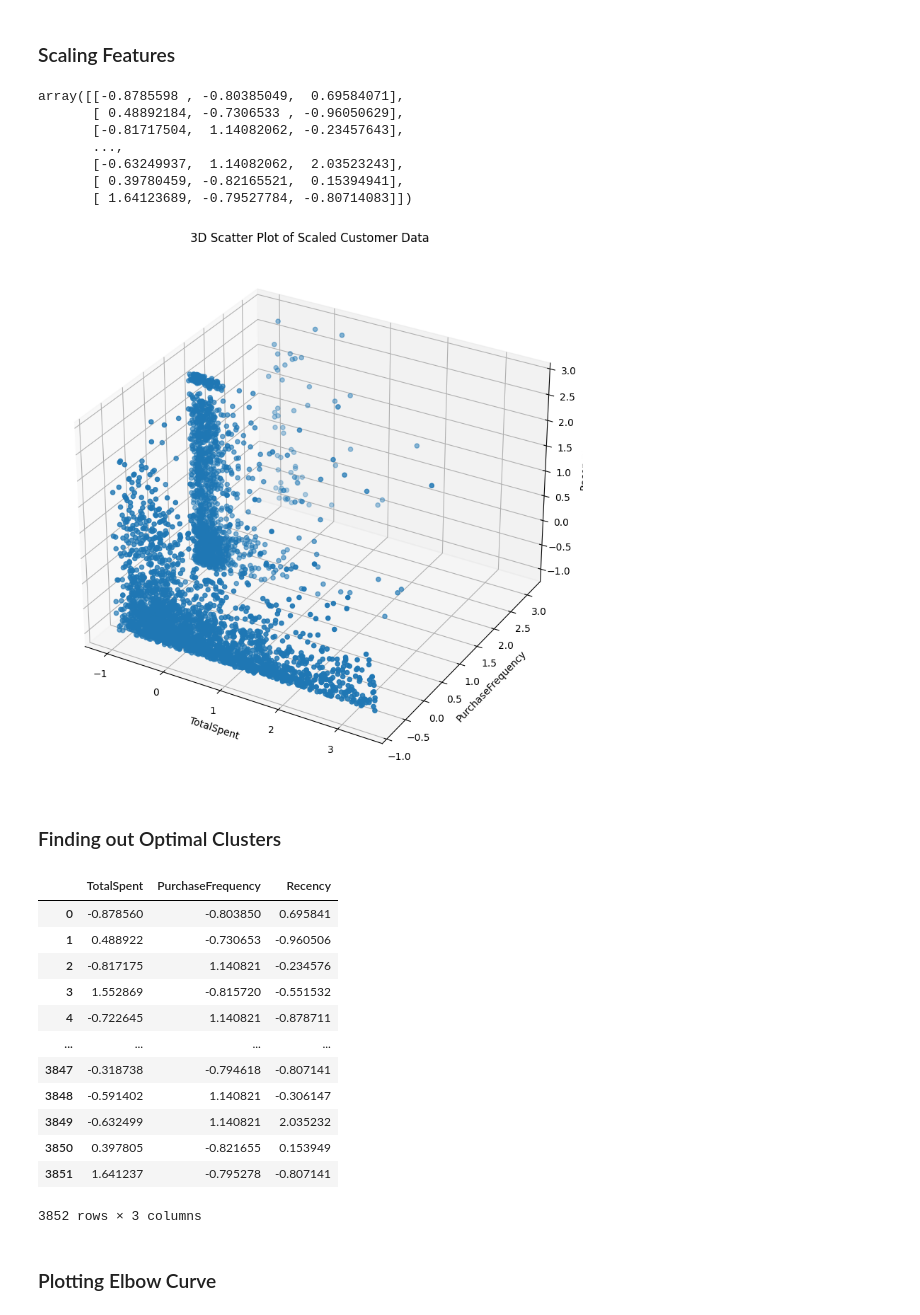
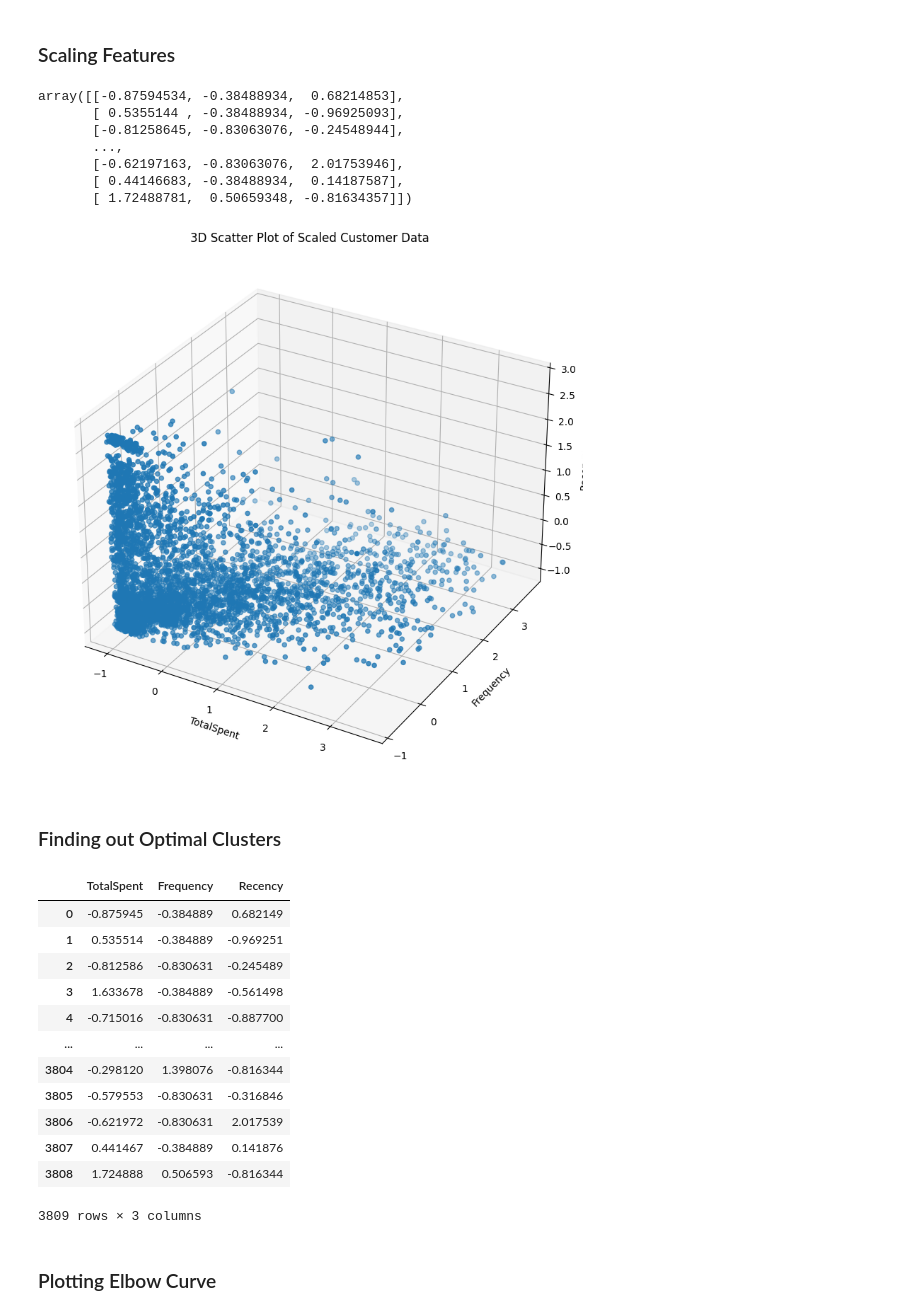
Before and after one commit to YashChowdhary34/multichannel_ETL_segmentation_analysis, a Jupyter notebook: notebooks/customer_segmentation.ipynb, the cells around one changed output. Cells and saved outputs as stored; diff of their text form; code cells hidden in the pictures.

```diff
--- a/notebooks/customer_segmentation.ipynb
+++ b/notebooks/customer_segmentation.ipynb
@@ -24,41 +31,41 @@ customer_metrics.head()
 # %% [markdown]
 ### Scaling Features
 # %%
-segmentation_features = ['TotalSpent', 'PurchaseFrequency', 'Recency']
+segmentation_features = ['TotalSpent', 'Frequency', 'Recency']
 
 scaler = StandardScaler()
 scaled_features = scaler.fit_transform(customer_metrics[segmentation_features]) # numpy array with standard deviation
 
 scaled_features_df = pd.DataFrame(scaled_features, index=customer_metrics.index, \
-                                  columns=('TotalSpent', 'PurchaseFrequency', 'Recency'))
+                                  columns=('TotalSpent', 'Frequency', 'Recency'))
 # %%
 scaled_features
 # %% [output]
-array([[-0.8785598 , -0.80385049,  0.69584071],
-       [ 0.48892184, -0.7306533 , -0.96050629],
-       [-0.81717504,  1.14082062, -0.23457643],
+array([[-0.87594534, -0.38488934,  0.68214853],
+       [ 0.5355144 , -0.38488934, -0.96925093],
+       [-0.81258645, -0.83063076, -0.24548944],
        ...,
-       [-0.63249937,  1.14082062,  2.03523243],
-       [ 0.39780459, -0.82165521,  0.15394941],
-       [ 1.64123689, -0.79527784, -0.80714083]])
+       [-0.62197163, -0.83063076,  2.01753946],
+       [ 0.44146683, -0.38488934,  0.14187587],
+       [ 1.72488781,  0.50659348, -0.81634357]])
 # %%
 fig = plt.figure(figsize=(8, 8))
 
 ax = fig.add_subplot(projection='3d')
 ax.scatter(
   scaled_features_df['TotalSpent'],
-  scaled_features_df['PurchaseFrequency'],
+  scaled_features_df['Frequency'],
   scaled_features_df['Recency']
 )
 ax.set_xlabel('TotalSpent')
-ax.set_ylabel('PurchaseFrequency')
+ax.set_ylabel('Frequency')
 ax.set_zlabel('Recency')
 ax.set_title('3D Scatter Plot of Scaled Customer Data')
 
 plt.tight_layout()
 plt.show()
 # %% [output]
-[figure, old version]
+[figure, new version]
 # %% [markdown]
 ### Finding out Optimal Clusters
 # %%
@@ -75,19 +82,19 @@ for k in k_values:
 
 scaled_features_df
 # %% [output]
-|  | TotalSpent | PurchaseFrequency | Recency |
-| 0 | -0.878560 | -0.803850 | 0.695841 |
-| 1 | 0.488922 | -0.730653 | -0.960506 |
-| 2 | -0.817175 | 1.140821 | -0.234576 |
-| 3 | 1.552869 | -0.815720 | -0.551532 |
-| 4 | -0.722645 | 1.140821 | -0.878711 |
+|  | TotalSpent | Frequency | Recency |
+| 0 | -0.875945 | -0.384889 | 0.682149 |
+| 1 | 0.535514 | -0.384889 | -0.969251 |
+| 2 | -0.812586 | -0.830631 | -0.245489 |
+| 3 | 1.633678 | -0.384889 | -0.561498 |
+| 4 | -0.715016 | -0.830631 | -0.887700 |
 | ... | ... | ... | ... |
-| 3847 | -0.318738 | -0.794618 | -0.807141 |
-| 3848 | -0.591402 | 1.140821 | -0.306147 |
-| 3849 | -0.632499 | 1.140821 | 2.035232 |
-| 3850 | 0.397805 | -0.821655 | 0.153949 |
-| 3851 | 1.641237 | -0.795278 | -0.807141 |
+| 3804 | -0.298120 | 1.398076 | -0.816344 |
+| 3805 | -0.579553 | -0.830631 | -0.316846 |
+| 3806 | -0.621972 | -0.830631 | 2.017539 |
+| 3807 | 0.441467 | -0.384889 | 0.141876 |
+| 3808 | 1.724888 | 0.506593 | -0.816344 |
-3852 rows × 3 columns
+3809 rows × 3 columns
 # %% [markdown]
 ### Plotting Elbow Curve
 # %%
```
Also changed, not shown: parts of 17 cells of this notebook, 19 other files.
